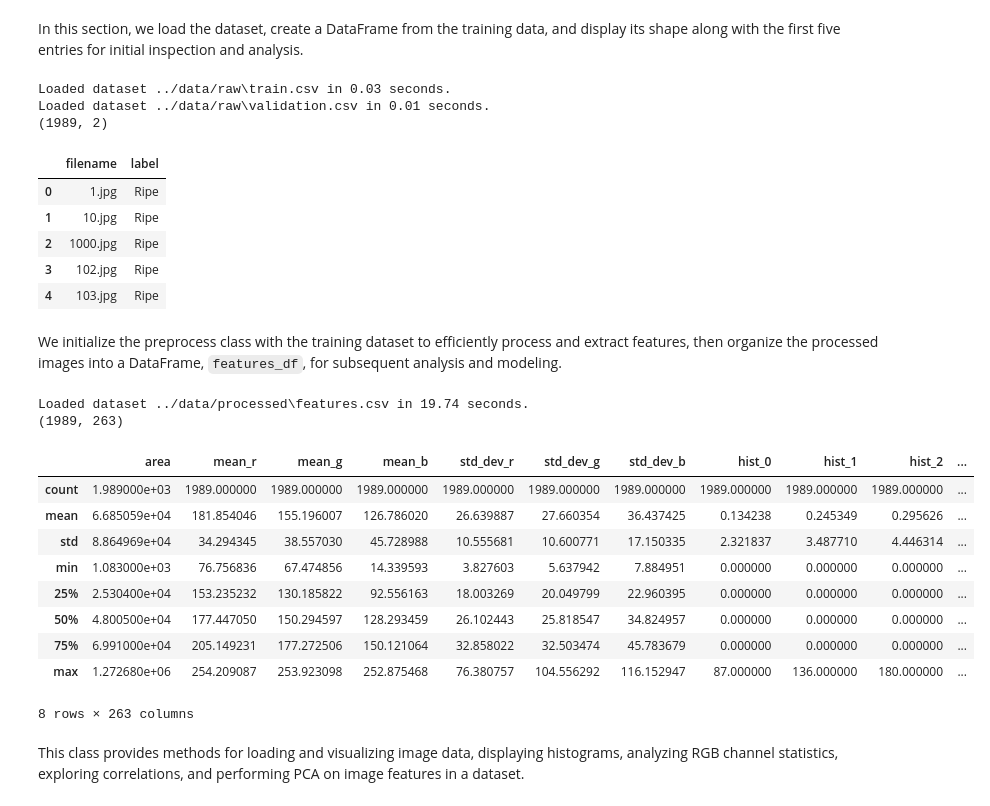
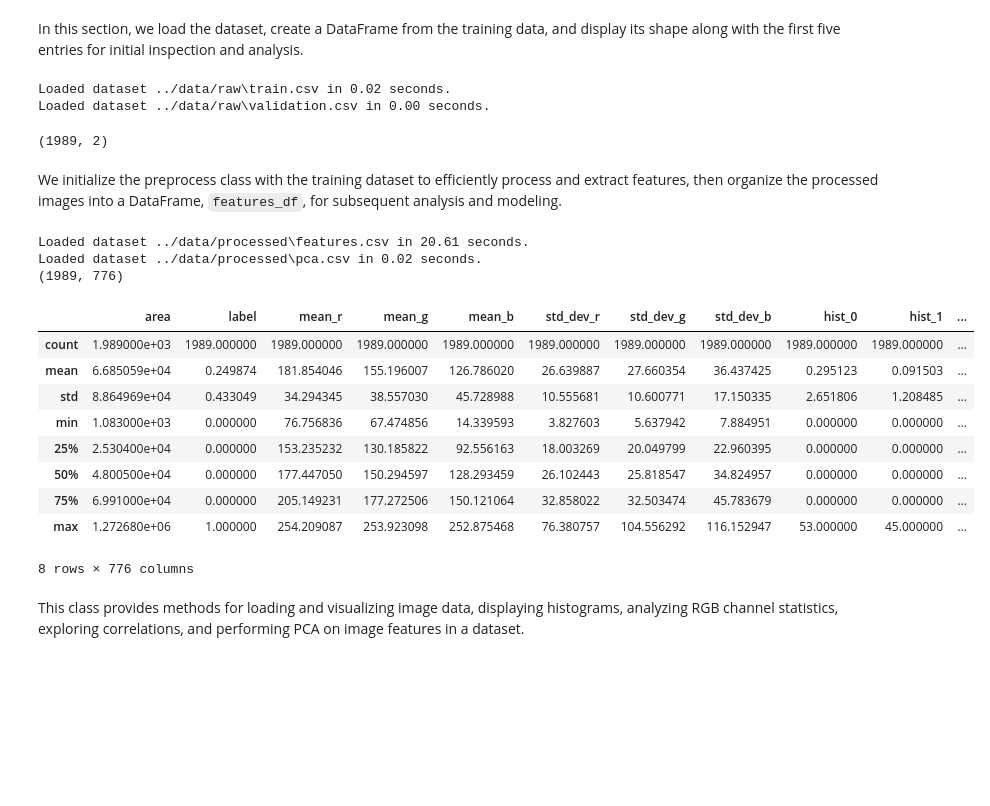
Before and after one commit to dejesusbg/mangifera, a Jupyter notebook: notebooks/EDA.ipynb, the cells around one changed output. Cells and saved outputs as stored; diff of their text form; code cells hidden in the pictures; blank space fills up the shorter version.

```diff
--- a/notebooks/EDA.ipynb
+++ b/notebooks/EDA.ipynb
@@ -44,40 +27,34 @@ dataset = get_dataset()
 train_set = dataset.train_data
 
 train_df = pd.DataFrame(train_set)
-print(train_df.shape)
-train_df.head(5)
+print(f"Train dataset shape: {train_df.shape}")
 # %% [output]
-Loaded dataset ../data/raw\train.csv in 0.03 seconds.
-Loaded dataset ../data/raw\validation.csv in 0.01 seconds.
-(1989, 2)
+Loaded dataset ../data/raw\train.csv in 0.02 seconds.
+Loaded dataset ../data/raw\validation.csv in 0.00 seconds.
-|  | filename | label |
-| 0 | 1.jpg | Ripe |
-| 1 | 10.jpg | Ripe |
-| 2 | 1000.jpg | Ripe |
-| 3 | 102.jpg | Ripe |
-| 4 | 103.jpg | Ripe |
+(1989, 2)
 # %% [markdown]
 We initialize the preprocess class with the training dataset to efficiently process and extract features, then organize the processed images into a DataFrame, `features_df`, for subsequent analysis and modeling.
 # %%
 processor = preprocess(train_set)
-features_set = processor.data
+features_set = processor.features
 
 features_df = pd.DataFrame(features_set)
 print(features_df.shape)
 features_df.describe()
 # %% [output]
-Loaded dataset ../data/processed\features.csv in 19.74 seconds.
-(1989, 263)
+Loaded dataset ../data/processed\features.csv in 20.61 seconds.
+Loaded dataset ../data/processed\pca.csv in 0.02 seconds.
+(1989, 776)
-|  | area | mean_r | mean_g | mean_b | std_dev_r | std_dev_g | std_dev_b | hist_0 | hist_1 | hist_2 | ... |
+|  | area | label | mean_r | mean_g | mean_b | std_dev_r | std_dev_g | std_dev_b | hist_0 | hist_1 | ... |
 | count | 1.989000e+03 | 1989.000000 | 1989.000000 | 1989.000000 | 1989.000000 | 1989.000000 | 1989.000000 | 1989.000000 | 1989.000000 | 1989.000000 | ... |
-| mean | 6.685059e+04 | 181.854046 | 155.196007 | 126.786020 | 26.639887 | 27.660354 | 36.437425 | 0.134238 | 0.245349 | 0.295626 | ... |
-| std | 8.864969e+04 | 34.294345 | 38.557030 | 45.728988 | 10.555681 | 10.600771 | 17.150335 | 2.321837 | 3.487710 | 4.446314 | ... |
-| min | 1.083000e+03 | 76.756836 | 67.474856 | 14.339593 | 3.827603 | 5.637942 | 7.884951 | 0.000000 | 0.000000 | 0.000000 | ... |
-| 25% | 2.530400e+04 | 153.235232 | 130.185822 | 92.556163 | 18.003269 | 20.049799 | 22.960395 | 0.000000 | 0.000000 | 0.000000 | ... |
-| 50% | 4.800500e+04 | 177.447050 | 150.294597 | 128.293459 | 26.102443 | 25.818547 | 34.824957 | 0.000000 | 0.000000 | 0.000000 | ... |
-| 75% | 6.991000e+04 | 205.149231 | 177.272506 | 150.121064 | 32.858022 | 32.503474 | 45.783679 | 0.000000 | 0.000000 | 0.000000 | ... |
-| max | 1.272680e+06 | 254.209087 | 253.923098 | 252.875468 | 76.380757 | 104.556292 | 116.152947 | 87.000000 | 136.000000 | 180.000000 | ... |
+| mean | 6.685059e+04 | 0.249874 | 181.854046 | 155.196007 | 126.786020 | 26.639887 | 27.660354 | 36.437425 | 0.295123 | 0.091503 | ... |
+| std | 8.864969e+04 | 0.433049 | 34.294345 | 38.557030 | 45.728988 | 10.555681 | 10.600771 | 17.150335 | 2.651806 | 1.208485 | ... |
+| min | 1.083000e+03 | 0.000000 | 76.756836 | 67.474856 | 14.339593 | 3.827603 | 5.637942 | 7.884951 | 0.000000 | 0.000000 | ... |
+| 25% | 2.530400e+04 | 0.000000 | 153.235232 | 130.185822 | 92.556163 | 18.003269 | 20.049799 | 22.960395 | 0.000000 | 0.000000 | ... |
+| 50% | 4.800500e+04 | 0.000000 | 177.447050 | 150.294597 | 128.293459 | 26.102443 | 25.818547 | 34.824957 | 0.000000 | 0.000000 | ... |
+| 75% | 6.991000e+04 | 0.000000 | 205.149231 | 177.272506 | 150.121064 | 32.858022 | 32.503474 | 45.783679 | 0.000000 | 0.000000 | ... |
+| max | 1.272680e+06 | 1.000000 | 254.209087 | 253.923098 | 252.875468 | 76.380757 | 104.556292 | 116.152947 | 53.000000 | 45.000000 | ... |
-8 rows × 263 columns
+8 rows × 776 columns
 # %% [markdown]
 This class provides methods for loading and visualizing image data, displaying histograms, analyzing RGB channel statistics, exploring correlations, and performing PCA on image features in a dataset.
 # %%
```
Also changed, not shown: parts of 3 cells of this notebook, 5 other files.
